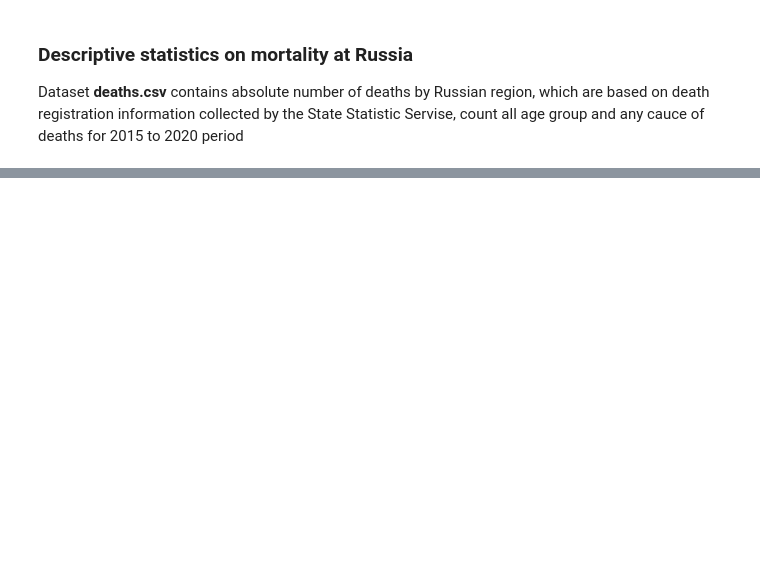
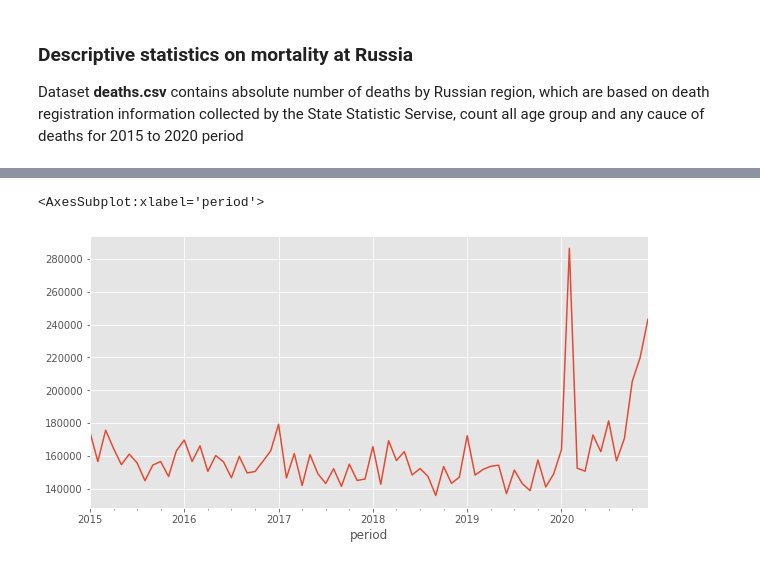
Before and after one commit to 1am6da/DA-python, a Jupyter notebook: notebooks/mortality.ipynb, the cells around one changed output, grey strips where cells are left out. Saved outputs shown, nothing was run; the diff lists cells and outputs as text; code cells hidden in the pictures; blank space fills up the shorter version.

```diff
--- a/notebooks/mortality.ipynb
+++ b/notebooks/mortality.ipynb
@@ -34,0 +38,6 @@ data.tail(5)
+# %%
+# Convert the index to PeriodIndex instead of DateTimeIndex
+# since the number of deaths is per period, not per point in time,
+# then group by month, district and subject
+deaths = data.set_index(data.index.to_period('M')).groupby([pd.Grouper(freq='M'), 'district','subject']).sum()
+deaths
@@ -34,0 +59,5 @@ data.tail(5)
+# %%
+deaths.groupby(['period']).sum().plot(legend=None)
+# %% [output]
+<AxesSubplot:xlabel='period'>
+[figure, added]
```
Also changed, not shown: parts of 7 cells of this notebook.
